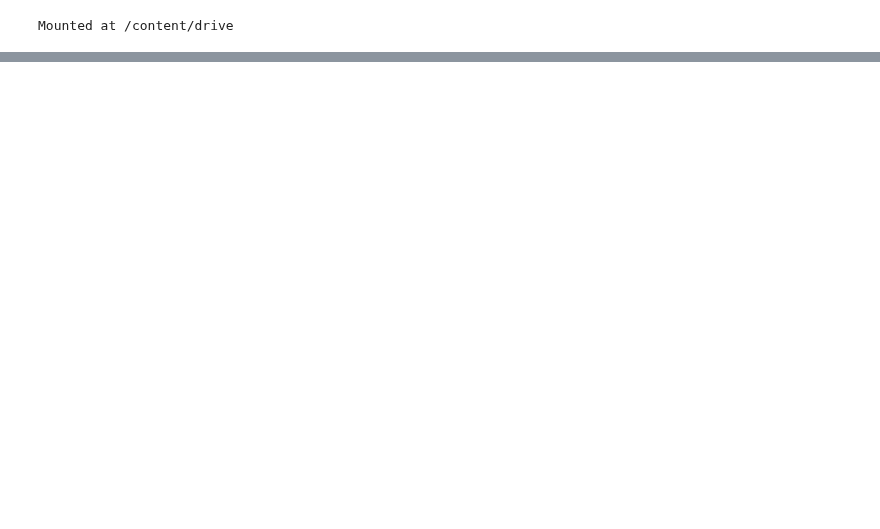
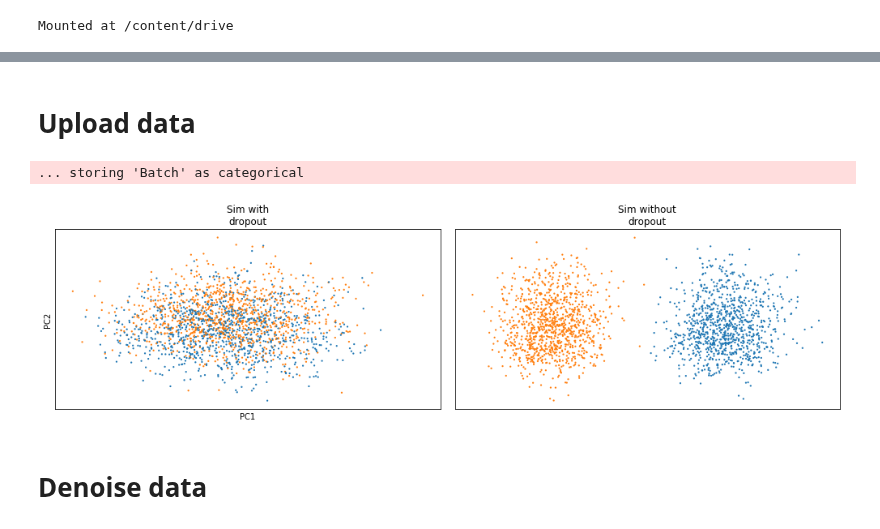
Before and after one commit to NajwaLaabid/Denoising-sc-RNA-seq, a Jupyter notebook: original_dca.ipynb, the cells around one changed output, grey strips where cells are left out. Drawn from its saved outputs; the diff is of its cells as text; code cells hidden in the pictures; blank space fills up the shorter version.

```diff
--- a/original_dca.ipynb
+++ b/original_dca.ipynb
@@ -56,3 +44,25 @@ genes = p.get_genes_data('data/gene.csv')
+# %% [markdown]
+# Upload data
+# %%
+%autoreload 2
+from utils import data_utils
+from utils import plot_utils
+
+raw, true = data_utils.get_simdata()
+# %%
+raw_norm = plot_utils.normalize_for_plot(raw)
+true_norm = plot_utils.normalize_for_plot(true)
+# %%
+# visualize data
+adatas = [raw_norm, true_norm]
+adata_labels = ["Sim with\ndropout", "Sim without\ndropout"]
+
+plot_utils.plot(adatas, adata_labels)
+# %% [output]
+... storing 'Batch' as categorical
+[figure, added]
+# %% [markdown]
+# Denoise data
 # %%
 from dca.api import dca
 
```
Also changed, not shown: parts of 19 cells of this notebook, 29 other files.
